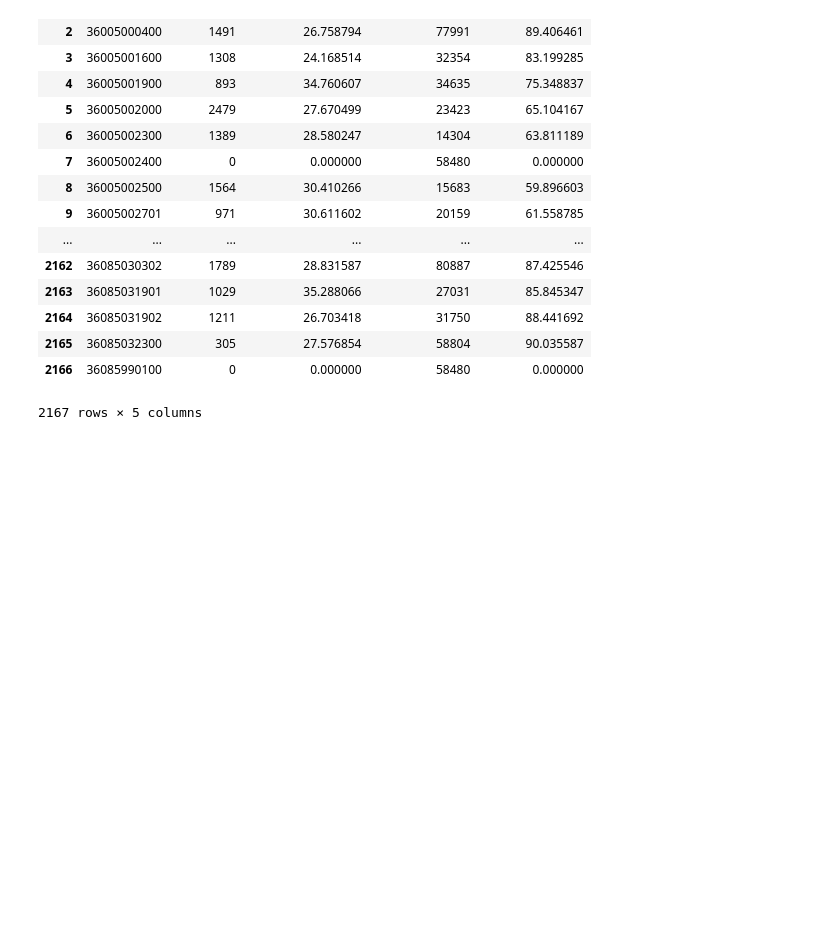
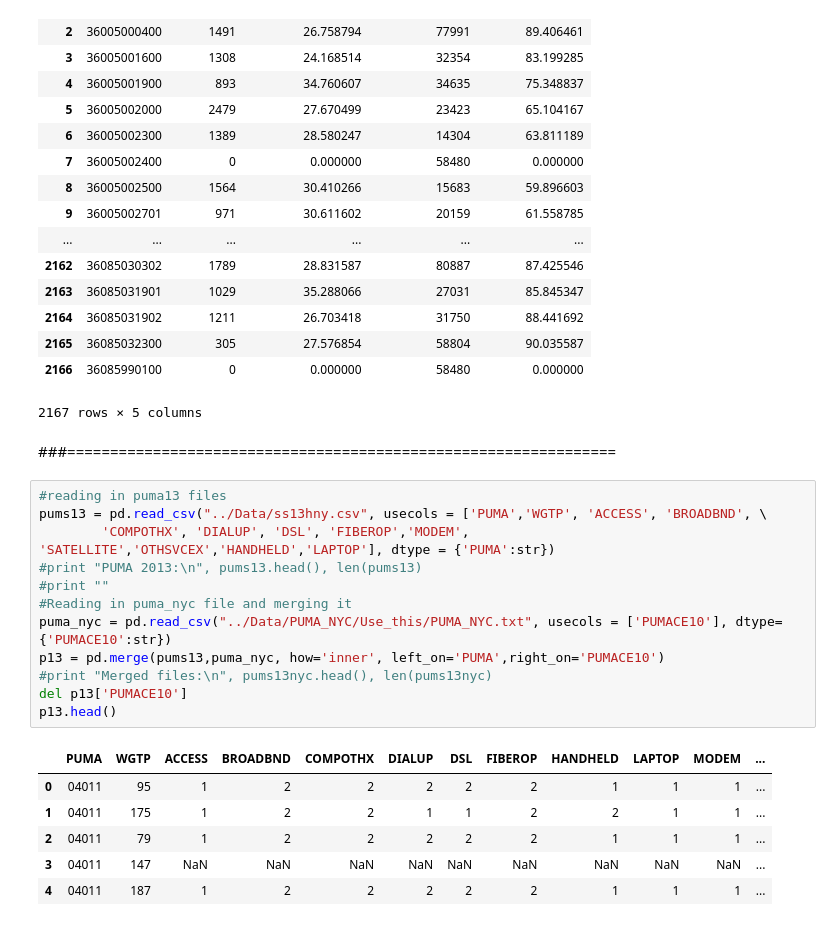
Before and after one commit to Sachinve/USI_SIP, a Jupyter notebook: Code/ACS_Demographics_data.ipynb, the cells around one changed output. Cells and saved outputs as stored; diff of their text form; blank space fills up the shorter version.

```diff
--- a/Code/ACS_Demographics_data.ipynb
+++ b/Code/ACS_Demographics_data.ipynb
@@ -382,3 +382,24 @@ df_combined2
 | 2165 | 36085032300 | 305 | 27.576854 | 58804 | 90.035587 |
 | 2166 | 36085990100 | 0 | 0.000000 | 58480 | 0.000000 |
 2167 rows × 5 columns
+# %% [markdown]
+###================================================================
+# %%
+#reading in puma13 files
+pums13 = pd.read_csv("../Data/ss13hny.csv", usecols = ['PUMA','WGTP', 'ACCESS', 'BROADBND', \
+        'COMPOTHX', 'DIALUP', 'DSL', 'FIBEROP','MODEM', 'SATELLITE','OTHSVCEX','HANDHELD','LAPTOP'], dtype = {'PUMA':str})
+#print "PUMA 2013:\n", pums13.head(), len(pums13)
+#print ""
+#Reading in puma_nyc file and merging it
+puma_nyc = pd.read_csv("../Data/PUMA_NYC/Use_this/PUMA_NYC.txt", usecols = ['PUMACE10'], dtype={'PUMACE10':str})
+p13 = pd.merge(pums13,puma_nyc, how='inner', left_on='PUMA',right_on='PUMACE10')
+#print "Merged files:\n", pums13nyc.head(), len(pums13nyc)
+del p13['PUMACE10']
+p13.head()
+# %% [output]
+|  | PUMA | WGTP | ACCESS | BROADBND | COMPOTHX | DIALUP | DSL | FIBEROP | HANDHELD | LAPTOP | MODEM | ... |
+| 0 | 04011 | 95 | 1 | 2 | 2 | 2 | 2 | 2 | 1 | 1 | 1 | ... |
+| 1 | 04011 | 175 | 1 | 2 | 2 | 1 | 1 | 2 | 2 | 1 | 1 | ... |
+| 2 | 04011 | 79 | 1 | 2 | 2 | 2 | 2 | 2 | 1 | 1 | 1 | ... |
+| 3 | 04011 | 147 | NaN | NaN | NaN | NaN | NaN | NaN | NaN | NaN | NaN | ... |
+| 4 | 04011 | 187 | 1 | 2 | 2 | 2 | 2 | 2 | 1 | 1 | 1 | ... |
```
Also changed, not shown: parts of 21 cells of this notebook, 2 other files.
